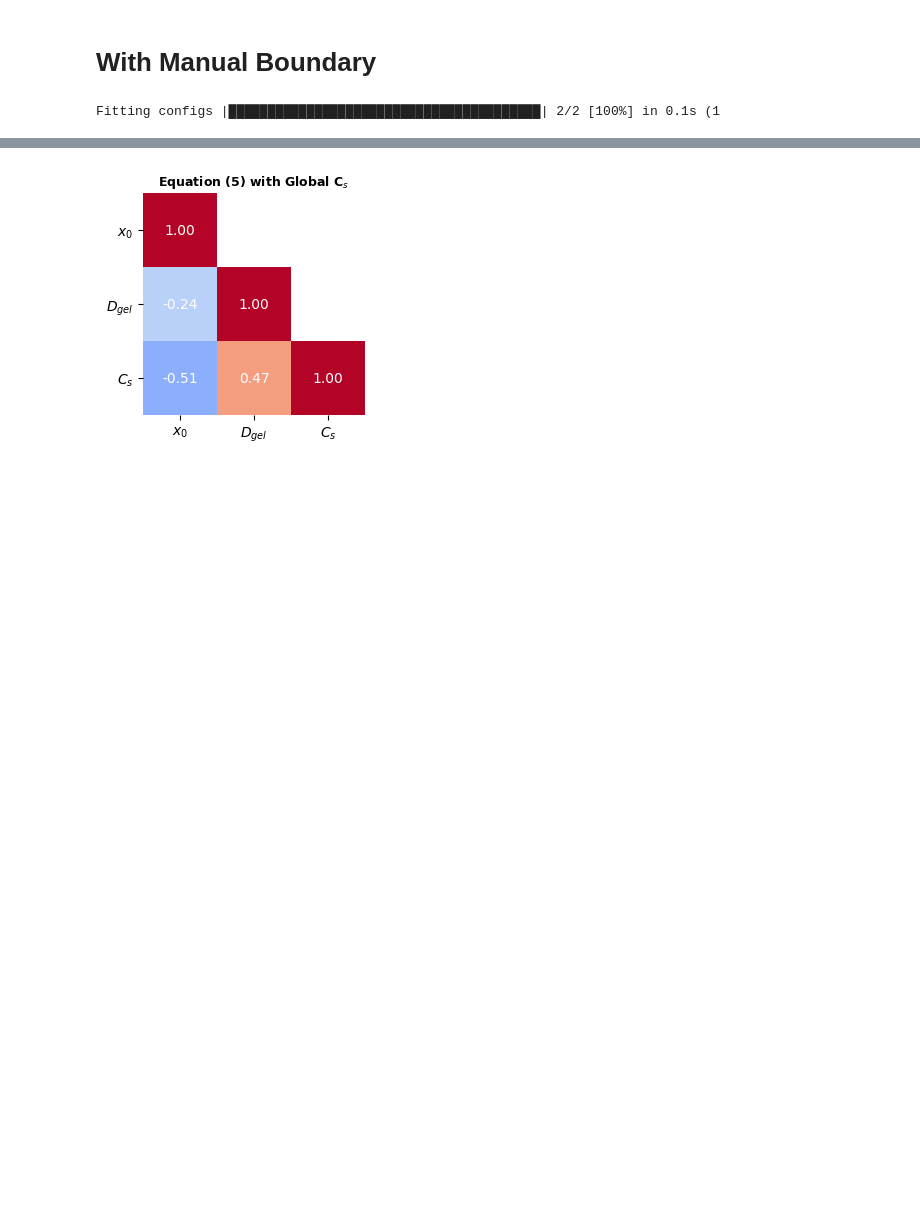
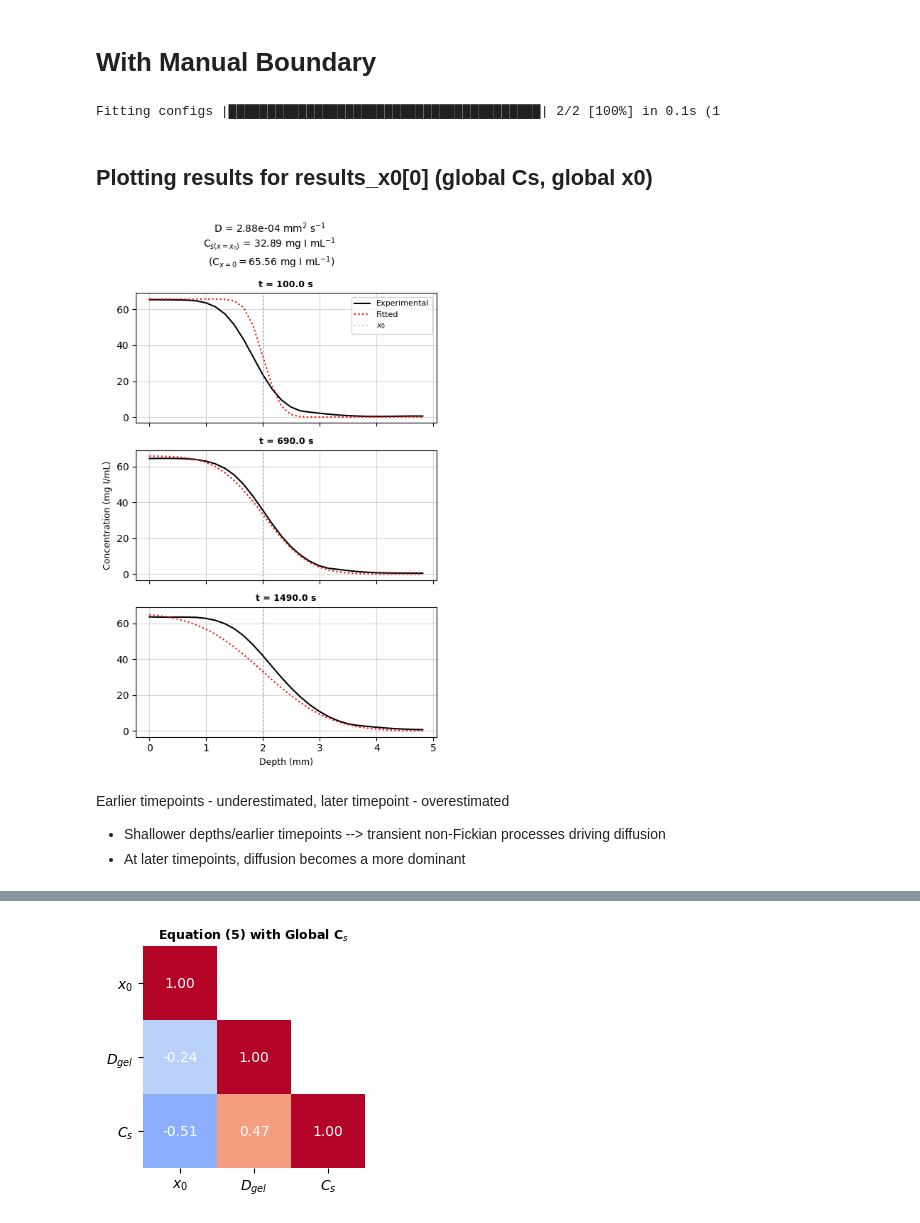
Before and after one commit to isaackh28/diff_tests, a Jupyter notebook: notebook_1.ipynb, the cells around one changed output, grey strips where cells are left out. Drawn from its saved outputs; the diff is of its cells as text; code cells hidden in the pictures; blank space fills up the shorter version.

```diff
--- a/notebook_1.ipynb
+++ b/notebook_1.ipynb
@@ -488,6 +488,76 @@ with alive_bar(len(configs_b), title = "Fitting configs", force_tty = True) as b
         bar()
 # %% [output]
 Fitting configs |████████████████████████████████████████| 2/2 [100%] in 0.1s (1
+# %% [markdown]
+## Plotting results for results_x0[0] (global Cs, global x0)
+# %%
+semi_inf = models.semi_infinite
+conc_sim = np.empty_like(conc)
+mod = results_x0[0]
+
+for i, ti in enumerate(time):
+    if ti == 0:
+        conc_sim[i, :] = semi_inf(depth, mod.x0_global, mod.d_global, mod.cs_global, 0.001)
+    else:
+        conc_sim[i, :] = semi_inf(depth, mod.x0_global, mod.d_global, mod.cs_global, ti)
+# %%
+from matplotlib.lines import Line2D
+
+profs = [10, len(time)//2, len(time)-1]
+
+fig, ax = plt.subplots(3, 1, figsize=(5, 8), sharex=True, sharey=True)
+
+for j, i in enumerate(profs):
+
+    # Experimental profile
+    ax[j].plot(
+        depth,
+        conc[i, :],
+        color="k",
+        label="Experimental",
+        linestyle = "-"
+    )
+
+    ax[j].plot(
+        depth,
+        conc_sim[i, :],
+        color = "r",
+        label = "Fitted",
+        linestyle = ":"
+    )
+
+    ax[j].set_title(f"t = {time[i]} s",
+                    fontdict = {"weight": "bold",
+                                "size": 9})
+
+    ax[j].axvline(x = mod.x0_global,
+                  linestyle = ":",
+                  alpha = 0.5,
+                  color = "grey",
+                  lw = 1.5,
+                  label = f"$x_0$")
+    ax[j].grid(alpha = 0.5)
+
+ax[-1].set_xlabel("Depth (mm)", size=9)
+ax[1].set_ylabel("Concentration (mg I/mL)", size=9)
+# Only show one legend to avoid repetition
+ax[0].legend(
+    fontsize=8,
+    title_fontproperties={"weight": "bold", "size": 8}
+)
+fig.suptitle(f"D = {mod.d_global:.2e} mm$^2$ s$^{{-1}}$\n"
+             f"C$_{{s (x=x_0)}}$ = {mod.cs_global:.2f} mg I mL$^{{-1}}$ \n (C$_{{x=0}} = ${np.nanmean(conc_sim[:, 0]):.2f} mg I mL$^{{-1}}$)",
+             size = 10)
+
+plt.tight_layout()
+plt.savefig("/Volumes/Coolens_Research/Isaac/Experiments/pcl2201_paper/figures/dg_x0g_sim.png", dpi = 400, transparent = True)
+plt.show()
+# %% [output]
+[figure, added]
+# %% [markdown]
+Earlier timepoints - underestimated, later timepoint - overestimated
+- Shallower depths/earlier timepoints --> transient non-Fickian processes driving diffusion
+- At later timepoints, diffusion becomes a more dominant
 # %%
 def sim_residual(d, cs, conc, time, depth, x0 = 0):
     semi_inf = models.semi_infinite
```
Also changed, not shown: parts of 10 cells of this notebook, 2 other files.
